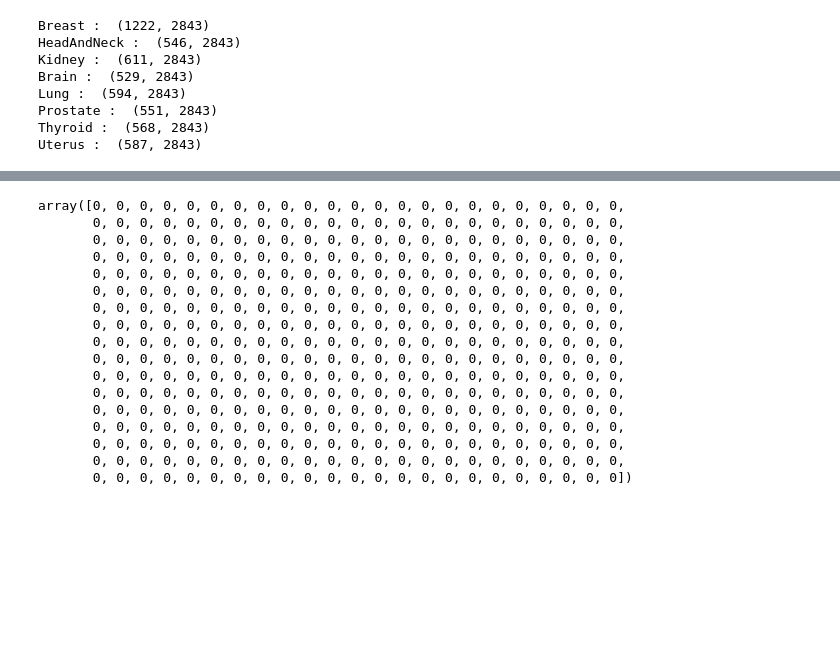
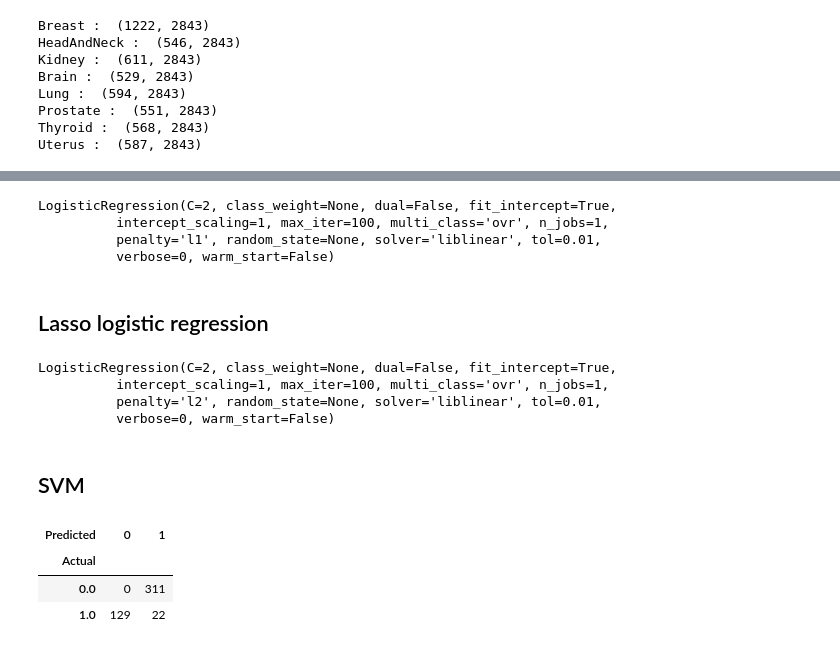
Before and after one commit to coocalcol/Datathon, a Jupyter notebook: datathon.ipynb, the cells around one changed output, grey strips where cells are left out. Saved outputs shown, nothing was run; the diff lists cells and outputs as text; code cells hidden in the pictures; blank space fills up the shorter version.

```diff
--- a/datathon.ipynb
+++ b/datathon.ipynb
@@ -56,3 +280,0 @@ Number of observations in the test data: 138
-# %%
-# Features
-features = df.columns[:-2]
@@ -75,26 +283,16 @@ y = pd.factorize(train['cancer'])[0]
 # %%
 # Create a random forest Classifier. By convention, clf means 'Classifier'
-clf = RandomForestClassifier(n_jobs=2, random_state=0, class_weight=None)
-clf_l1_LR = LogisticRegression(C=C, penalty='l1', tol=0.01)
+#clf = RandomForestClassifier(n_jobs=2, random_state=2, )
+clf = LogisticRegression(C=2, penalty='l1', tol=0.01)
 
 # Train the Classifier to take the training features and learn how they relate
 # to the training y (the species)
 clf.fit(train[features], y)
+
+preds = clf.predict(test[features])
+pd.crosstab(test['cancer'], preds, rownames=['Actual'], colnames=['Predicted'])
 # %% [output]
-array([0, 0, 0, 0, 0, 0, 0, 0, 0, 0, 0, 0, 0, 0, 0, 0, 0, 0, 0, 0, 0, 0, 0,
-       0, 0, 0, 0, 0, 0, 0, 0, 0, 0, 0, 0, 0, 0, 0, 0, 0, 0, 0, 0, 0, 0, 0,
-       0, 0, 0, 0, 0, 0, 0, 0, 0, 0, 0, 0, 0, 0, 0, 0, 0, 0, 0, 0, 0, 0, 0,
-       0, 0, 0, 0, 0, 0, 0, 0, 0, 0, 0, 0, 0, 0, 0, 0, 0, 0, 0, 0, 0, 0, 0,
-       0, 0, 0, 0, 0, 0, 0, 0, 0, 0, 0, 0, 0, 0, 0, 0, 0, 0, 0, 0, 0, 0, 0,
-       0, 0, 0, 0, 0, 0, 0, 0, 0, 0, 0, 0, 0, 0, 0, 0, 0, 0, 0, 0, 0, 0, 0,
-       0, 0, 0, 0, 0, 0, 0, 0, 0, 0, 0, 0, 0, 0, 0, 0, 0, 0, 0, 0, 0, 0, 0,
-       0, 0, 0, 0, 0, 0, 0, 0, 0, 0, 0, 0, 0, 0, 0, 0, 0, 0, 0, 0, 0, 0, 0,
-       0, 0, 0, 0, 0, 0, 0, 0, 0, 0, 0, 0, 0, 0, 0, 0, 0, 0, 0, 0, 0, 0, 0,
-       0, 0, 0, 0, 0, 0, 0, 0, 0, 0, 0, 0, 0, 0, 0, 0, 0, 0, 0, 0, 0, 0, 0,
-       0, 0, 0, 0, 0, 0, 0, 0, 0, 0, 0, 0, 0, 0, 0, 0, 0, 0, 0, 0, 0, 0, 0,
-       0, 0, 0, 0, 0, 0, 0, 0, 0, 0, 0, 0, 0, 0, 0, 0, 0, 0, 0, 0, 0, 0, 0,
-       0, 0, 0, 0, 0, 0, 0, 0, 0, 0, 0, 0, 0, 0, 0, 0, 0, 0, 0, 0, 0, 0, 0,
-       0, 0, 0, 0, 0, 0, 0, 0, 0, 0, 0, 0, 0, 0, 0, 0, 0, 0, 0, 0, 0, 0, 0,
-       0, 0, 0, 0, 0, 0, 0, 0, 0, 0, 0, 0, 0, 0, 0, 0, 0, 0, 0, 0, 0, 0, 0,
-       0, 0, 0, 0, 0, 0, 0, 0, 0, 0, 0, 0, 0, 0, 0, 0, 0, 0, 0, 0, 0, 0, 0,
-       0, 0, 0, 0, 0, 0, 0, 0, 0, 0, 0, 0, 0, 0, 0, 0, 0, 0, 0, 0, 0, 0, 0])
+LogisticRegression(C=2, class_weight=None, dual=False, fit_intercept=True,
+          intercept_scaling=1, max_iter=100, multi_class='ovr', n_jobs=1,
+          penalty='l1', random_state=None, solver='liblinear', tol=0.01,
+          verbose=0, warm_start=False)
@@ -106,0 +299,25 @@ list(zip(train[features], clf.feature_importances_))
+# %% [markdown]
+## Lasso logistic regression
+# %%
+clf_l1_LR = LogisticRegression(C=2, penalty='l1', tol=0.01)
+clf_l1_LR.fit(train[features], y)
+
+preds = clf_l1_LR.predict(test[features])
+pd.crosstab(test['cancer'], preds, rownames=['Actual'], colnames=['Predicted'])
+# %% [output]
+LogisticRegression(C=2, class_weight=None, dual=False, fit_intercept=True,
+          intercept_scaling=1, max_iter=100, multi_class='ovr', n_jobs=1,
+          penalty='l2', random_state=None, solver='liblinear', tol=0.01,
+          verbose=0, warm_start=False)
+# %% [markdown]
+## SVM
+# %%
+clf_svm = svm.SVC(class_weight={0:1,1:10000})
+clf_svm.fit(train[features], y)
+preds = clf_svm.predict(test[features])
+pd.crosstab(test['cancer'], preds, rownames=['Actual'], colnames=['Predicted'])
+# %% [output]
+| Predicted | 0 | 1 |
+| Actual |  |  |
+| 0.0 | 0 | 311 |
+| 1.0 | 129 | 22 |
```
Also changed, not shown: parts of 22 cells of this notebook, 31 other files.
